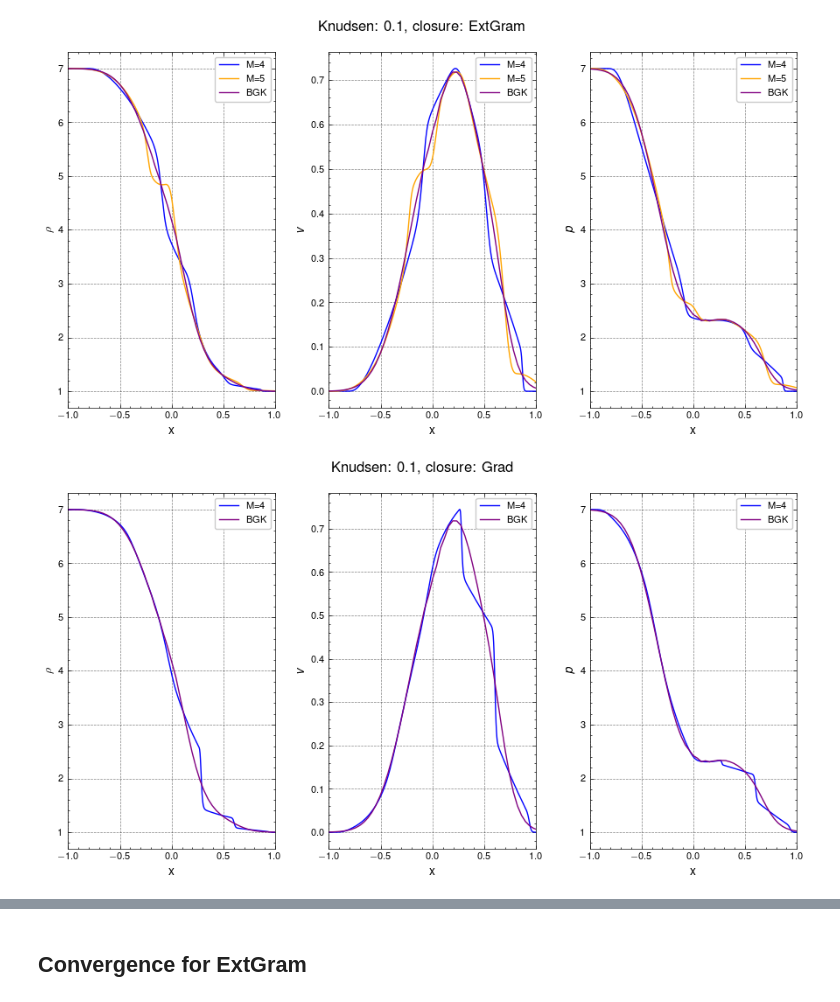
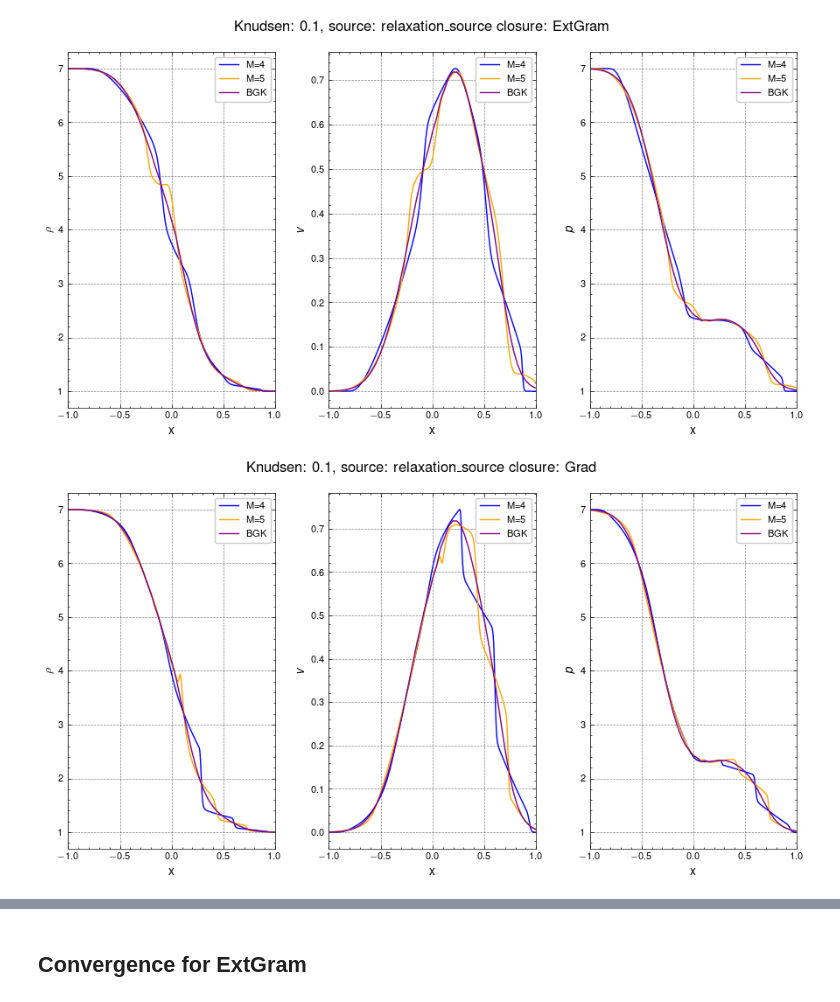
Before and after one commit to JanHab/ExtGram.jl, a Jupyter notebook: notebooks/AnalyzeEigenvalues.ipynb, the cells around one changed output, grey strips where cells are left out. Saved outputs shown, nothing was run; the diff lists cells and outputs as text; code cells hidden in the pictures.

```diff
--- a/notebooks/AnalyzeEigenvalues.ipynb
+++ b/notebooks/AnalyzeEigenvalues.ipynb
@@ -25,11 +25,11 @@ plt.rcParams.update({
 })
 # %%
 # Solver and simulation parameters
-# M_vector = [4, 5, 6, 7, 8]
+# M_vector = [4, 5, 6, 7, 8, 9]
 M_vector = [4, 5]#!, 6, 8]
-closure_vec = ["Gram", "ExtGram", "Grad"] # Grad for M=5 diverged -> negative density
-Knudsen = [0.1, 1.0]
-source = "relaxation_source"
+closure_vec = ["Gram", "ExtGram", "Grad"] # Grad for M=5 (Kn=1.0 and -> infty) diverged -> negative density
+Knudsen = [0.1, 1.0, 10.0]
+source_vec = ["relaxation_source", "relaxation_source", "zero_source"]
 T_end = 0.3
 base_tree_level = 10
 polydeg = 1
@@ -57,2 +84,3 @@ c_R = 6.0
 # %%
 colors = ['blue', 'orange', 'green', 'red', 'purple']
+linestyles = ['--', '-', ':']
@@ -59,8 +163,10 @@ colors = ['blue', 'orange', 'green', 'red', 'purple']
 # %%
-for Kn in Knudsen:
+for i in range(len(Knudsen)):
+    Kn = Knudsen[i]
+    source = source_vec[i]
     for closure in closure_vec:
         fig, axs = plt.subplots(1, 3)
-        fig.suptitle(f'Knudsen: {Kn}, closure: {closure}')
+        fig.suptitle(f'Knudsen: {Kn}, source: {source} closure: {closure}')
 
         ax_rho = axs[0]
         ax_v = axs[1]
@@ -70,7 +176,7 @@ for Kn in Knudsen:
         [ax.set_xlabel('x') for ax in [ax_rho, ax_v, ax_p]]
         [ax.set_ylabel(label) for ax, label in zip([ax_rho, ax_v, ax_p], ['$\\rho$', '$v$', '$p$'])]
         for i, M in enumerate(M_vector):
-            if closure == "Grad" and M==5:
+            if closure == "Grad" and M==5 and Kn in [1.0, 10.0]:
                 continue # diverged
             file = f"../out/Riemann1D/Moments/gram_solution_M{M}_closure{closure}_Kn{Kn}_source{source}_T_end{T_end}_rho_L{rho_L}_rho_R{rho_R}_v_L{v_L}_v_R{v_R}_theta_L{theta_L}_theta_R{theta_R}_base_tree_level{base_tree_level}_polydeg{polydeg}_cons.tsv"
 
@@ -85,19 +191,24 @@ for Kn in Knudsen:
             ax_p.plot(x, p, color=colors[i], label=f'M={M}')
 
         # BGK
-        data_bgk = pd.read_csv(f'../out/Riemann1D/BGK/bgk_solution_N{N}_c_l{c_L}_c_u{c_R}_Kn{Kn}_source{source}_T_end{T_end}_rho_L{rho_L}_rho_R{rho_R}_v_L{v_L}_v_R{v_R}_theta_L{theta_L}_theta_R{theta_R}_base_tree_level{base_tree_level_bgk}_polydeg{polydeg}_x_left{x_left_BGK}_x_right{x_right_BGK}_rho_v_p.csv')
+        if source == "relaxation_source":
+            data_bgk = pd.read_csv(f'../out/Riemann1D/BGK/bgk_solution_N{N}_c_l{c_L}_c_u{c_R}_Kn{Kn}_source{source}_T_end{T_end}_rho_L{rho_L}_rho_R{rho_R}_v_L{v_L}_v_R{v_R}_theta_L{theta_L}_theta_R{theta_R}_base_tree_level{base_tree_level_bgk}_polydeg{polydeg}_x_left{x_left_BGK}_x_right{x_right_BGK}_rho_v_p.csv')
 
-        x_bgk = data_bgk['x'].to_numpy()
+            x_bgk = data_bgk['x'].to_numpy()
 
-        rho_bgk = data_bgk['rho'].to_numpy()
-        ax_rho.plot(x_bgk, rho_bgk, color=colors[4], label='BGK')
+            rho_bgk = data_bgk['rho'].to_numpy()
+            ax_rho.plot(x_bgk, rho_bgk, color=colors[4], label='BGK')
 
-        v_bgk = data_bgk['v'].to_numpy()
-        ax_v.plot(x_bgk, v_bgk, color=colors[4], label='BGK')
+            v_bgk = data_bgk['v'].to_numpy()
+            ax_v.plot(x_bgk, v_bgk, color=colors[4], label='BGK')
 
-        p_bgk = data_bgk['p'].to_numpy()
-        theta_bgk = p_bgk / rho_bgk
-        ax_p.plot(x_bgk, p_bgk, color=colors[4], label='BGK')
+            p_bgk = data_bgk['p'].to_numpy()
+            theta_bgk = p_bgk / rho_bgk
+            ax_p.plot(x_bgk, p_bgk, color=colors[4], label='BGK')
+        else:
+            ax_rho.plot(Nx, rho_T, color=colors[4])
+            ax_v.plot(Nx, v_T, color=colors[4])
+            ax_p.plot(Nx, p_T, color=colors[4])
 
         fig.tight_layout()
         fig.show()
@@ -115,2 +226,2 @@ for Kn in Knudsen:
-[figure, old version]
+[figure, new version]
-[figure, old version]
+[figure, new version]
```
Also changed, not shown: parts of 11 cells of this notebook, 1 other file.
